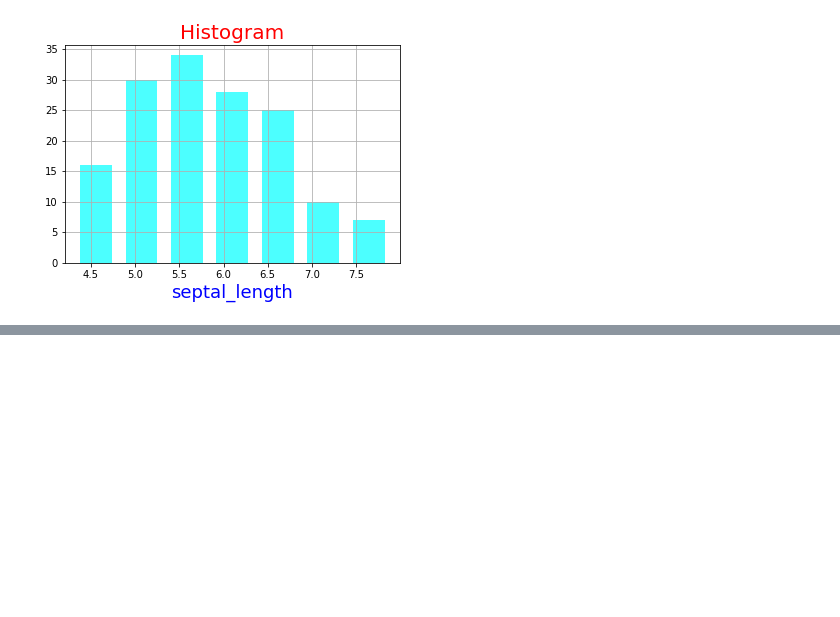
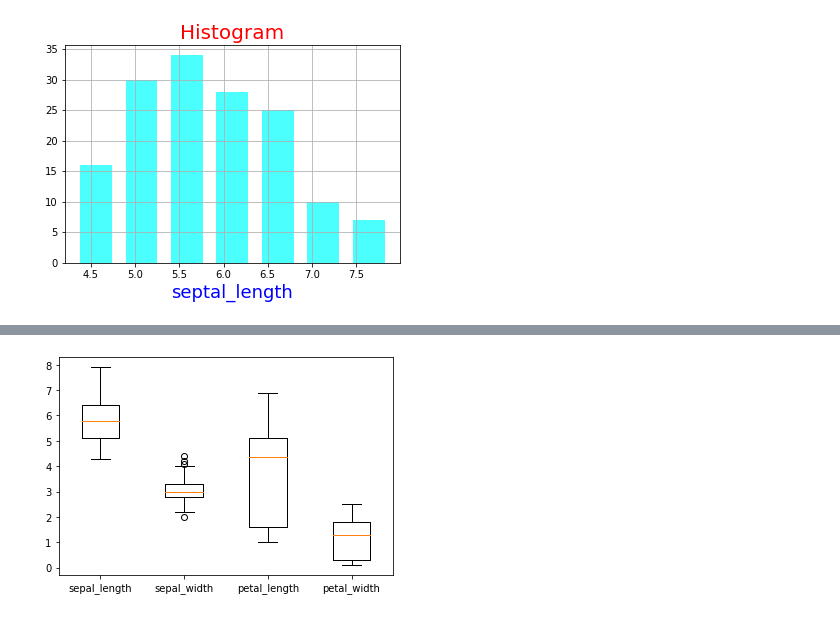
Before and after one commit to hanbinChae/Python-learning-univ, a Jupyter notebook: 빅데이터분석응용/경기과학기술대학교_202263020_채한빈_11주차.ipynb, the cells around one changed output, grey strips where cells are left out. Drawn from its saved outputs; the diff is of its cells as text; code cells hidden in the pictures; blank space fills up the shorter version.

```diff
--- a/빅데이터분석응용/경기과학기술대학교_202263020_채한빈_11주차.ipynb
+++ b/빅데이터분석응용/경기과학기술대학교_202263020_채한빈_11주차.ipynb
@@ -277,0 +308,5 @@ plt.grid()
+# %%
+plt.boxplot(iris, labels=iris.columns)
+plt.show()
+# %% [output]
+[figure, added]
```
Also changed, not shown: parts of 17 cells of this notebook.
